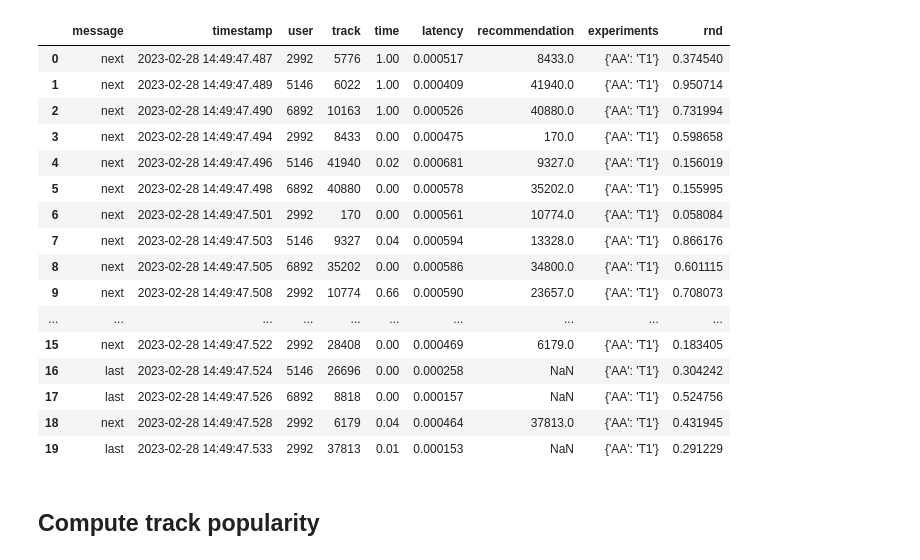
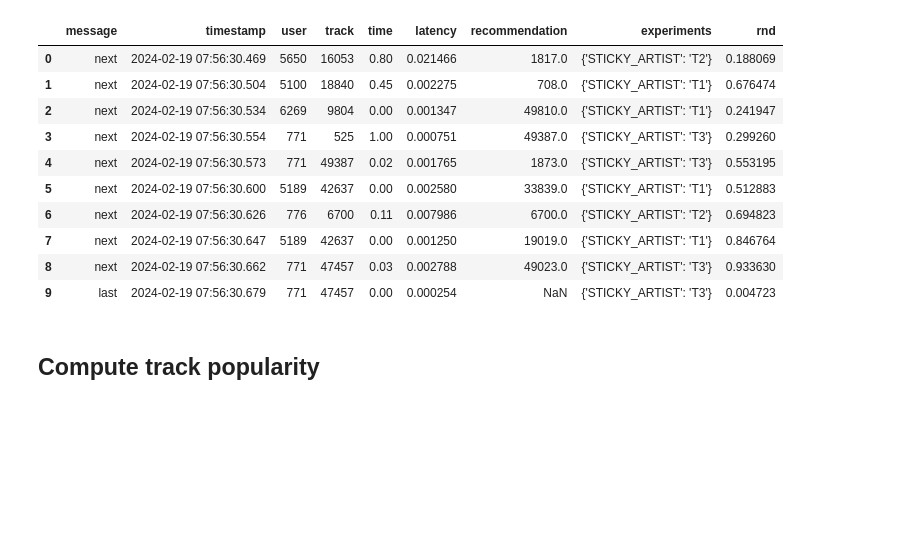
Before and after one commit to anokhin/recsys-course-spring-2024, a Jupyter notebook: jupyter/Week2Seminar.ipynb, the cells around one changed output. Saved outputs shown, nothing was run; the diff lists cells and outputs as text; code cells hidden in the pictures; blank space fills up the shorter version.

```diff
--- a/jupyter/Week2Seminar.ipynb
+++ b/jupyter/Week2Seminar.ipynb
@@ -13,28 +14,26 @@ import matplotlib.pyplot as plt
 
 np.random.seed(42)
 # %%
-data = pd.read_json("/Users/n.anokhin/Desktop/input.json", lines=True)
+data = pd.concat([
+    pd.read_json(data_path, lines=True)
+    for data_path
+    in glob.glob("/Users/n.anokhin/Desktop/data/*/data.json")
+])
 data["rnd"] = np.random.random(len(data))
 
-data.head(20)
+data.head(10)
 # %% [output]
 |  | message | timestamp | user | track | time | latency | recommendation | experiments | rnd |
-| 0 | next | 2023-02-28 14:49:47.487 | 2992 | 5776 | 1.00 | 0.000517 | 8433.0 | {'AA': 'T1'} | 0.374540 |
-| 1 | next | 2023-02-28 14:49:47.489 | 5146 | 6022 | 1.00 | 0.000409 | 41940.0 | {'AA': 'T1'} | 0.950714 |
-| 2 | next | 2023-02-28 14:49:47.490 | 6892 | 10163 | 1.00 | 0.000526 | 40880.0 | {'AA': 'T1'} | 0.731994 |
-| 3 | next | 2023-02-28 14:49:47.494 | 2992 | 8433 | 0.00 | 0.000475 | 170.0 | {'AA': 'T1'} | 0.598658 |
-| 4 | next | 2023-02-28 14:49:47.496 | 5146 | 41940 | 0.02 | 0.000681 | 9327.0 | {'AA': 'T1'} | 0.156019 |
-| 5 | next | 2023-02-28 14:49:47.498 | 6892 | 40880 | 0.00 | 0.000578 | 35202.0 | {'AA': 'T1'} | 0.155995 |
-| 6 | next | 2023-02-28 14:49:47.501 | 2992 | 170 | 0.00 | 0.000561 | 10774.0 | {'AA': 'T1'} | 0.058084 |
-| 7 | next | 2023-02-28 14:49:47.503 | 5146 | 9327 | 0.04 | 0.000594 | 13328.0 | {'AA': 'T1'} | 0.866176 |
-| 8 | next | 2023-02-28 14:49:47.505 | 6892 | 35202 | 0.00 | 0.000586 | 34800.0 | {'AA': 'T1'} | 0.601115 |
-| 9 | next | 2023-02-28 14:49:47.508 | 2992 | 10774 | 0.66 | 0.000590 | 23657.0 | {'AA': 'T1'} | 0.708073 |
-| ... | ... | ... | ... | ... | ... | ... | ... | ... | ... |
-| 15 | next | 2023-02-28 14:49:47.522 | 2992 | 28408 | 0.00 | 0.000469 | 6179.0 | {'AA': 'T1'} | 0.183405 |
-| 16 | last | 2023-02-28 14:49:47.524 | 5146 | 26696 | 0.00 | 0.000258 | NaN | {'AA': 'T1'} | 0.304242 |
-| 17 | last | 2023-02-28 14:49:47.526 | 6892 | 8818 | 0.00 | 0.000157 | NaN | {'AA': 'T1'} | 0.524756 |
-| 18 | next | 2023-02-28 14:49:47.528 | 2992 | 6179 | 0.04 | 0.000464 | 37813.0 | {'AA': 'T1'} | 0.431945 |
-| 19 | last | 2023-02-28 14:49:47.533 | 2992 | 37813 | 0.01 | 0.000153 | NaN | {'AA': 'T1'} | 0.291229 |
+| 0 | next | 2024-02-19 07:56:30.469 | 5650 | 16053 | 0.80 | 0.021466 | 1817.0 | {'STICKY_ARTIST': 'T2'} | 0.188069 |
+| 1 | next | 2024-02-19 07:56:30.504 | 5100 | 18840 | 0.45 | 0.002275 | 708.0 | {'STICKY_ARTIST': 'T1'} | 0.676474 |
+| 2 | next | 2024-02-19 07:56:30.534 | 6269 | 9804 | 0.00 | 0.001347 | 49810.0 | {'STICKY_ARTIST': 'T1'} | 0.241947 |
+| 3 | next | 2024-02-19 07:56:30.554 | 771 | 525 | 1.00 | 0.000751 | 49387.0 | {'STICKY_ARTIST': 'T3'} | 0.299260 |
+| 4 | next | 2024-02-19 07:56:30.573 | 771 | 49387 | 0.02 | 0.001765 | 1873.0 | {'STICKY_ARTIST': 'T3'} | 0.553195 |
+| 5 | next | 2024-02-19 07:56:30.600 | 5189 | 42637 | 0.00 | 0.002580 | 33839.0 | {'STICKY_ARTIST': 'T1'} | 0.512883 |
+| 6 | next | 2024-02-19 07:56:30.626 | 776 | 6700 | 0.11 | 0.007986 | 6700.0 | {'STICKY_ARTIST': 'T2'} | 0.694823 |
+| 7 | next | 2024-02-19 07:56:30.647 | 5189 | 42637 | 0.00 | 0.001250 | 19019.0 | {'STICKY_ARTIST': 'T1'} | 0.846764 |
+| 8 | next | 2024-02-19 07:56:30.662 | 771 | 47457 | 0.03 | 0.002788 | 49023.0 | {'STICKY_ARTIST': 'T3'} | 0.933630 |
+| 9 | last | 2024-02-19 07:56:30.679 | 771 | 47457 | 0.00 | 0.000254 | NaN | {'STICKY_ARTIST': 'T3'} | 0.004723 |
 # %% [markdown]
 ## Compute track popularity
 # %%
```
Also changed, not shown: parts of 7 cells of this notebook, 7 other files.
